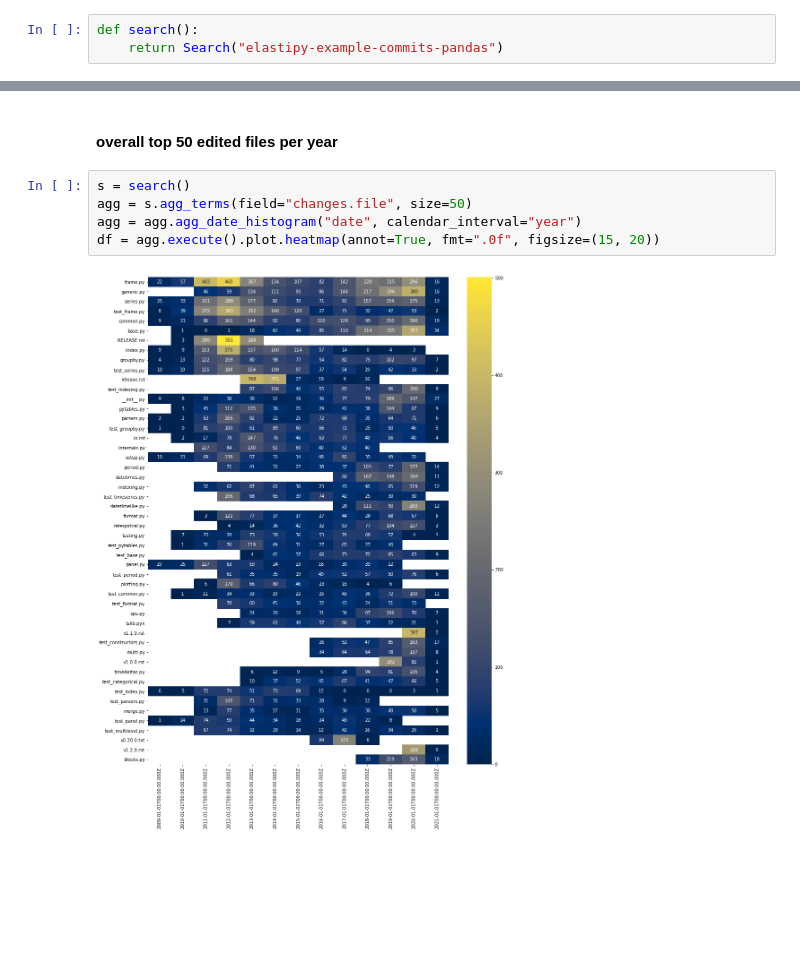
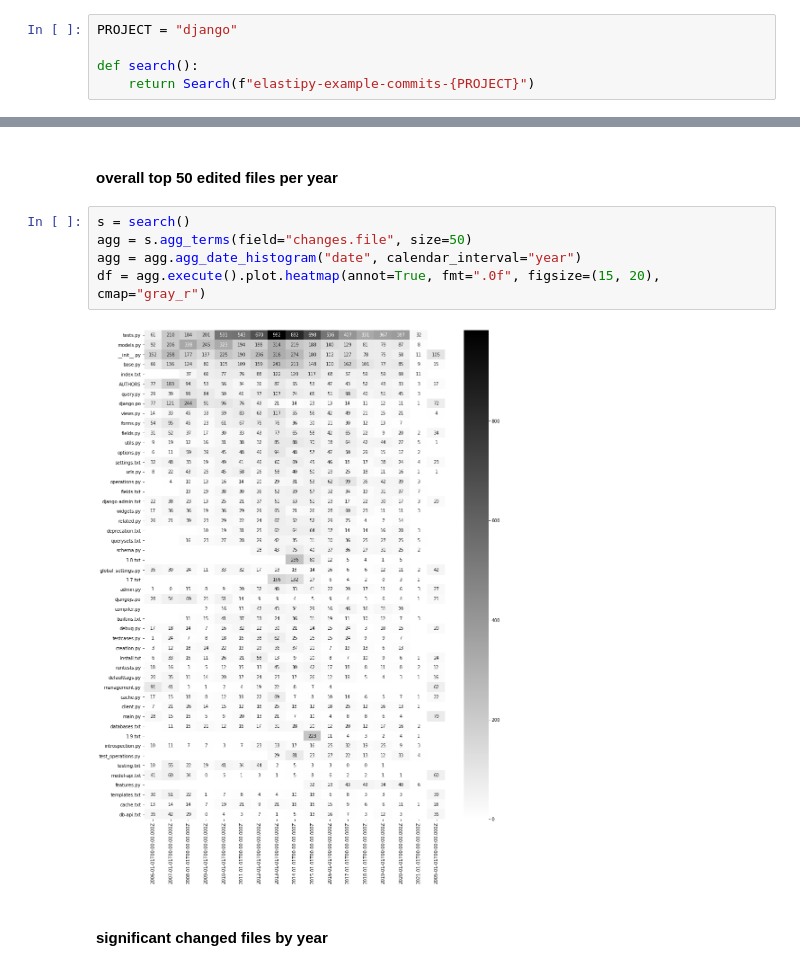
Before and after one commit to netzkolchose/elastipy, a Jupyter notebook: examples/gitlogs.ipynb, the cells around one changed output, grey strips where cells are left out. Cells and saved outputs as stored; diff of their text form; blank space fills up the shorter version.

```diff
--- a/examples/gitlogs.ipynb
+++ b/examples/gitlogs.ipynb
@@ -1,8 +1,10 @@
 # %%
 from helper import Search, query, connections
 # %%
+PROJECT = "django"
+
 def search():
-    return Search("elastipy-example-commits-pandas")
+    return Search(f"elastipy-example-commits-{PROJECT}")
 # %% [markdown]
 ### activity
 # %% [markdown]
@@ -73,7 +104,9 @@ agg.execute().plot.heatmap(transpose=True, annot=True, fmt=".0f", figsize=(15, 2
 # %%
 s = search()
 agg = s.agg_terms(field="changes.file", size=50)
 agg = agg.agg_date_histogram("date", calendar_interval="year")
-df = agg.execute().plot.heatmap(annot=True, fmt=".0f", figsize=(15, 20))
+df = agg.execute().plot.heatmap(annot=True, fmt=".0f", figsize=(15, 20), cmap="gray_r")
 # %% [output]
-[figure, old version]
+[figure, new version]
+# %% [markdown]
+#### significant changed files by year
```
Also changed, not shown: parts of 13 cells of this notebook, 6 other files.
